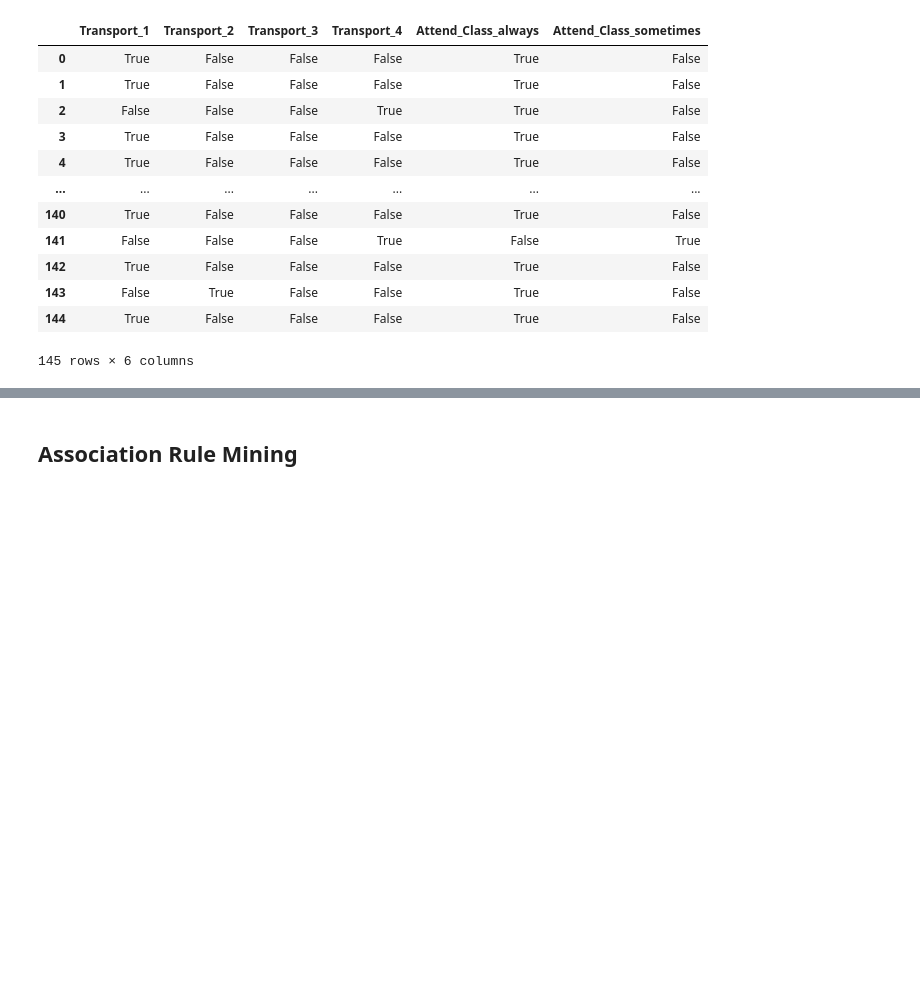
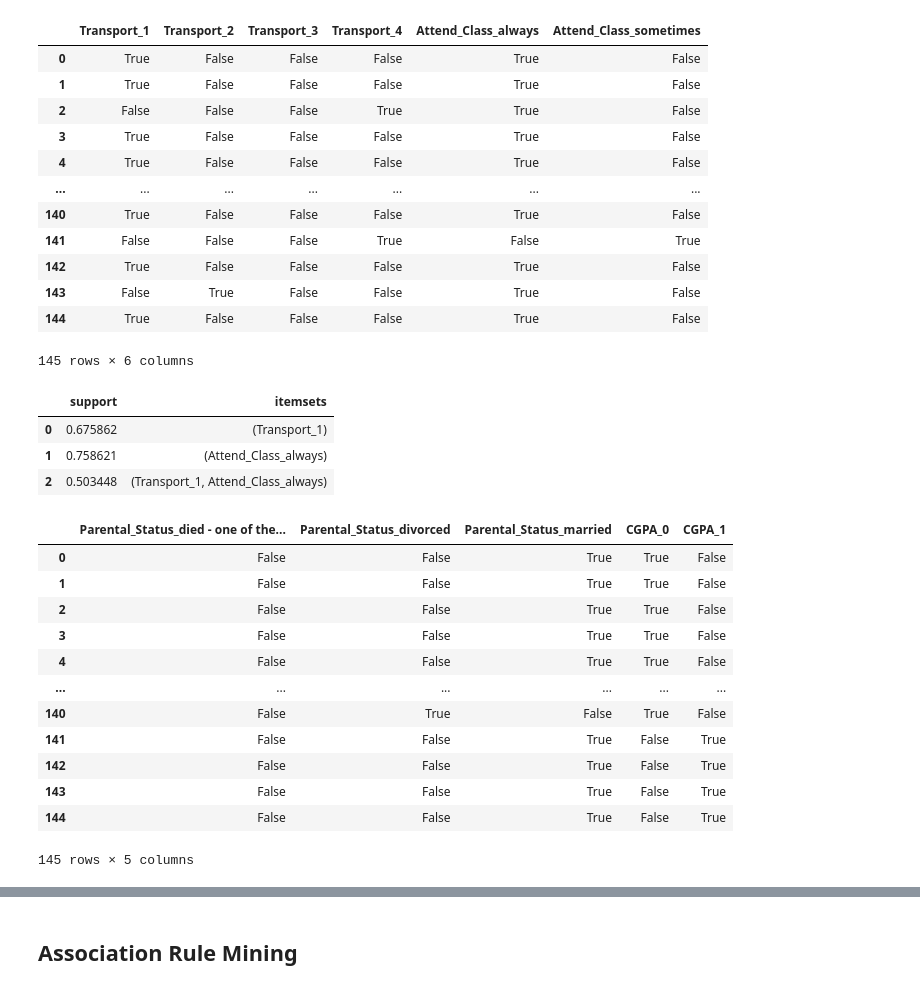
Before and after one commit to waiee/Higher-Education-Students-Performance-Evaluation---Association-Rule-Mining, a Jupyter notebook: test.ipynb, the cells around one changed output, grey strips where cells are left out. Drawn from its saved outputs; the diff is of its cells as text; code cells hidden in the pictures; blank space fills up the shorter version.

```diff
--- a/test.ipynb
+++ b/test.ipynb
@@ -351,6 +363,35 @@ display(newfinaldf_encode)
 | 143 | False | True | False | False | True | False |
 | 144 | True | False | False | False | True | False |
 145 rows × 6 columns
+# %%
+fp_apriori = fp.apriori(newfinaldf_encode,min_support=0.3,use_colnames=True)
+display(fp_apriori)
+# %% [output]
+|  | support | itemsets |
+| 0 | 0.675862 | (Transport_1) |
+| 1 | 0.758621 | (Attend_Class_always) |
+| 2 | 0.503448 | (Transport_1, Attend_Class_always) |
+# %%
+#Transport --> Attend_Class
+
+col = ['Parental_Status','CGPA']
+newfinal_df = final_df[col].copy()
+newfinaldf_encode = pd.get_dummies(newfinal_df, columns=col)
+display(newfinaldf_encode)
+# %% [output]
+|  | Parental_Status_died - one of the... | Parental_Status_divorced | Parental_Status_married | CGPA_0 | CGPA_1 |
+| 0 | False | False | True | True | False |
+| 1 | False | False | True | True | False |
+| 2 | False | False | True | True | False |
+| 3 | False | False | True | True | False |
+| 4 | False | False | True | True | False |
+| ... | ... | ... | ... | ... | ... |
+| 140 | False | True | False | True | False |
+| 141 | False | False | True | False | True |
+| 142 | False | False | True | False | True |
+| 143 | False | False | True | False | True |
+| 144 | False | False | True | False | True |
+145 rows × 5 columns
 # %%
 fp_apriori = fp.apriori(newfinaldf_encode,min_support=0.3,use_colnames=True)
 display(fp_apriori)
```
Also changed, not shown: parts of 5 cells of this notebook.
